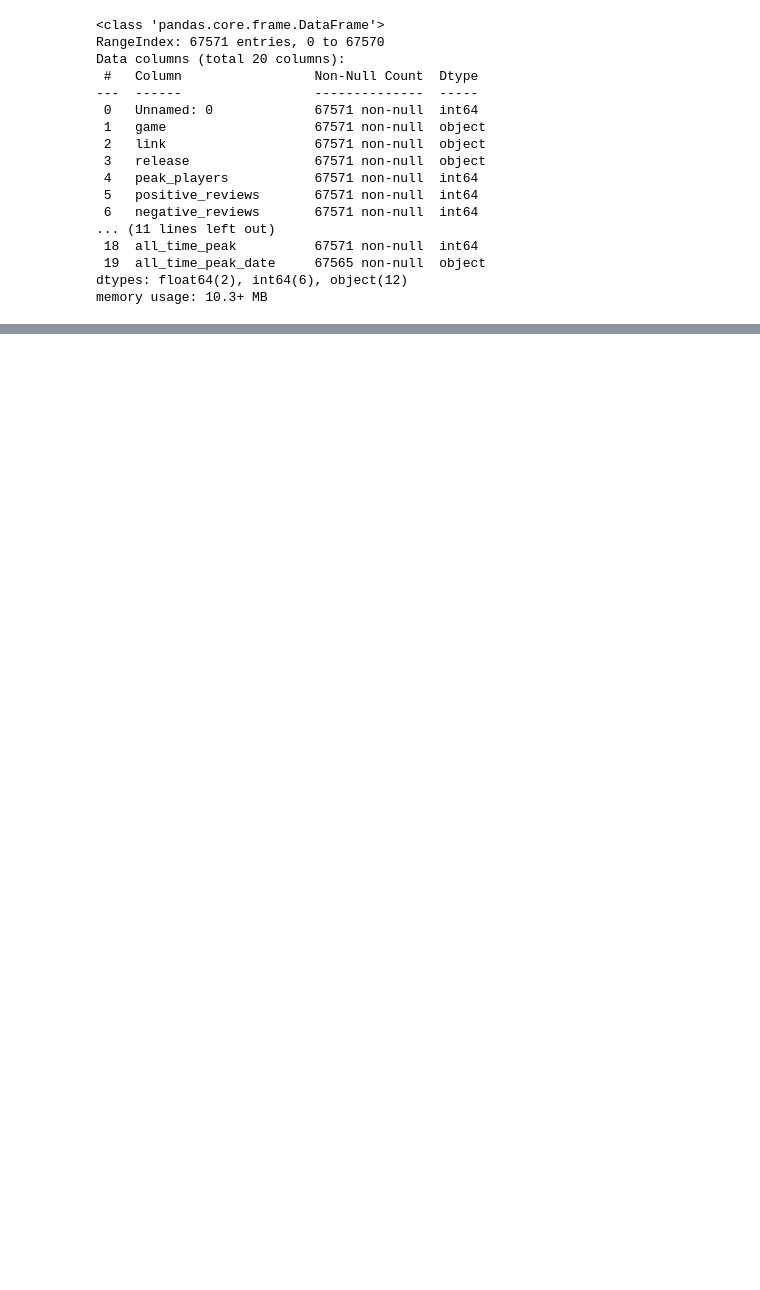
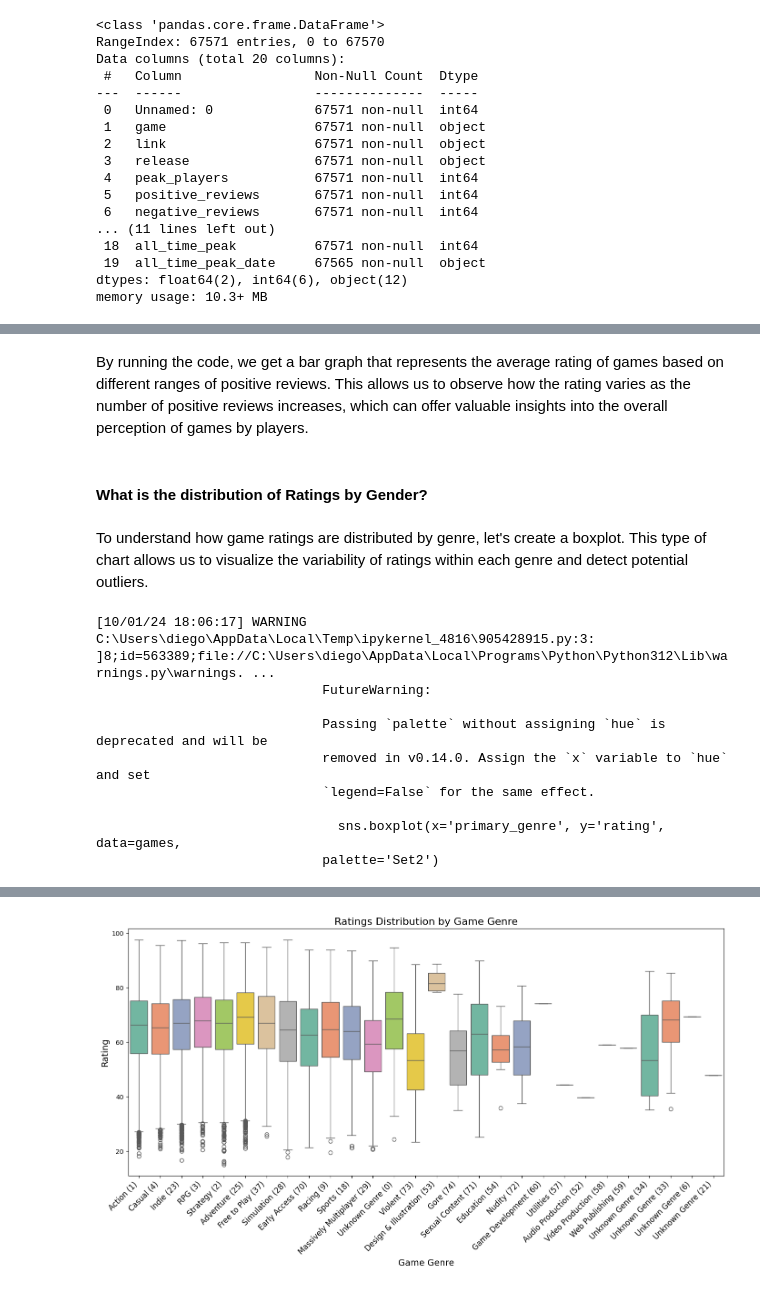
Before and after one commit to diegosanchez34/metagames_kedro, a Jupyter notebook: kedro-project/notebooks/2. Data Understanding.ipynb, the cells around one changed output, grey strips where cells are left out. Saved outputs shown, nothing was run; the diff lists cells and outputs as text; code cells hidden in the pictures; blank space fills up the shorter version.

```diff
--- a/kedro-project/notebooks/2. Data Understanding.ipynb
+++ b/kedro-project/notebooks/2. Data Understanding.ipynb
@@ -412,0 +290,29 @@ Al ejecutar el código, podemos observar un DataFrame que lista los géneros de
+# %% [markdown]
+By running the code, we get a bar graph that represents the average rating of games based on different ranges of positive reviews. This allows us to observe how the rating varies as the number of positive reviews increases, which can offer valuable insights into the overall perception of games by players.
+# %% [markdown]
+#### What is the distribution of Ratings by Gender?
+# %% [markdown]
+To understand how game ratings are distributed by genre, let's create a boxplot. This type of chart allows us to visualize the variability of ratings within each genre and detect potential outliers.
+# %%
+# Ratings distribution by genre
+plt.figure(figsize=(14, 8)) # Adjusted chart size for better visibility
+sns.boxplot(x='primary_genre', y='rating', data=games, palette='Set2')
+
+# Improve spacing of x-axis labels
+plt.title('Ratings Distribution by Game Genre', fontsize=16)
+plt.xlabel('Game Genre', fontsize=14)
+plt.ylabel('Rating', fontsize=14)
+plt.xticks(rotation=45, ha='right', fontsize=12) # Adjust rotation and alignment of x-axis labels
+
+plt.tight_layout() # Adjust layout to avoid clipping
+plt.show()
+# %% [output]
+[10/01/24 18:06:17] WARNING  C:\Users\diego\AppData\Local\Temp\ipykernel_4816\905428915.py:3:       ]8;id=563389;file://C:\Users\diego\AppData\Local\Programs\Python\Python312\Lib\warnings.py\warnings. ...
+                             FutureWarning:
+
+                             Passing `palette` without assigning `hue` is deprecated and will be
+                             removed in v0.14.0. Assign the `x` variable to `hue` and set
+                             `legend=False` for the same effect.
+
+                               sns.boxplot(x='primary_genre', y='rating', data=games,
+                             palette='Set2')
@@ -412,0 +320 @@ Al ejecutar el código, podemos observar un DataFrame que lista los géneros de
+[figure, added]
```
Also changed, not shown: parts of 114 cells of this notebook, 4 other files.
